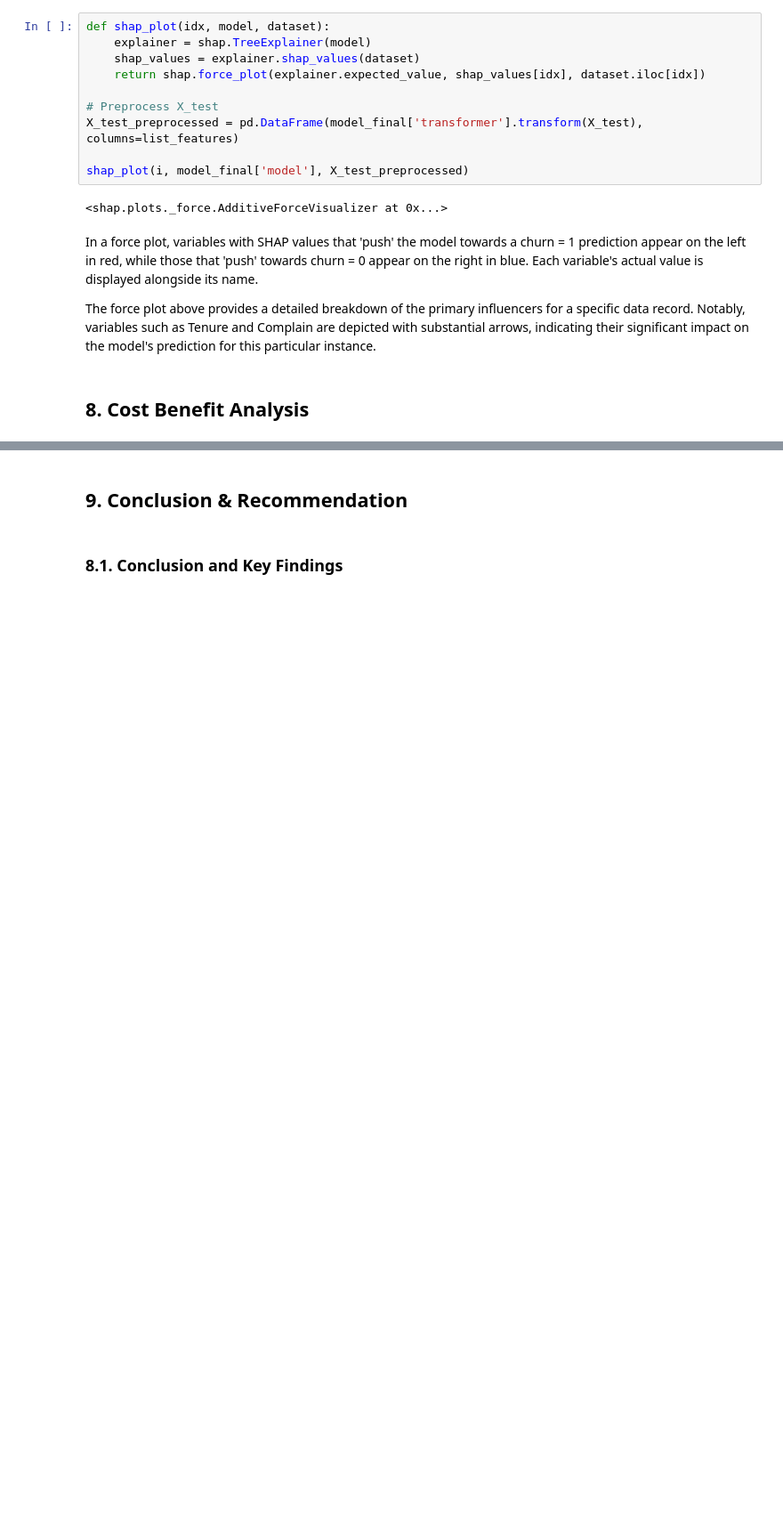
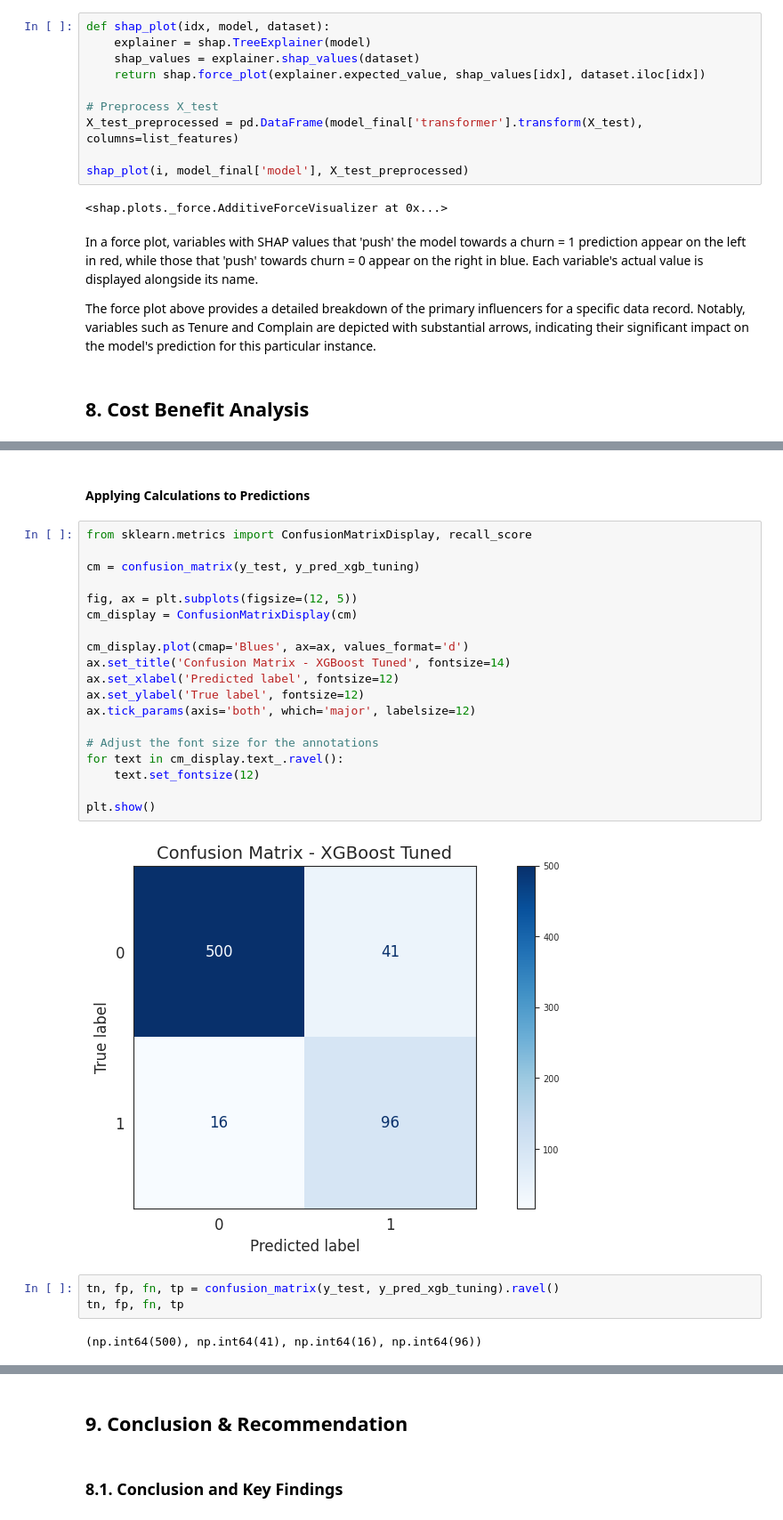
Before and after one commit to mfarik21/ECommerce-Customer-Churn, a Jupyter notebook: e-commerce-customer-churn.ipynb, the cells around one changed output, grey strips where cells are left out. Shown at 89% size. Saved outputs shown, nothing was run; the diff lists cells and outputs as text; blank space fills up the shorter version.

```diff
--- a/e-commerce-customer-churn.ipynb
+++ b/e-commerce-customer-churn.ipynb
@@ -1571,0 +1645,28 @@ jangan considerate cost campaign
+# %% [markdown]
+#### **Applying Calculations to Predictions**
+# %%
+from sklearn.metrics import ConfusionMatrixDisplay, recall_score
+
+cm = confusion_matrix(y_test, y_pred_xgb_tuning)
+
+fig, ax = plt.subplots(figsize=(12, 5))
+cm_display = ConfusionMatrixDisplay(cm)
+
+cm_display.plot(cmap='Blues', ax=ax, values_format='d')
+ax.set_title('Confusion Matrix - XGBoost Tuned', fontsize=14)
+ax.set_xlabel('Predicted label', fontsize=12)
+ax.set_ylabel('True label', fontsize=12)
+ax.tick_params(axis='both', which='major', labelsize=12)
+
+# Adjust the font size for the annotations
+for text in cm_display.text_.ravel():
+    text.set_fontsize(12)
+
+plt.show()
+# %% [output]
+[figure, added]
+# %%
+tn, fp, fn, tp = confusion_matrix(y_test, y_pred_xgb_tuning).ravel()
+tn, fp, fn, tp
+# %% [output]
+(np.int64(500), np.int64(41), np.int64(16), np.int64(96))
```
Also changed, not shown: parts of 23 cells of this notebook.
